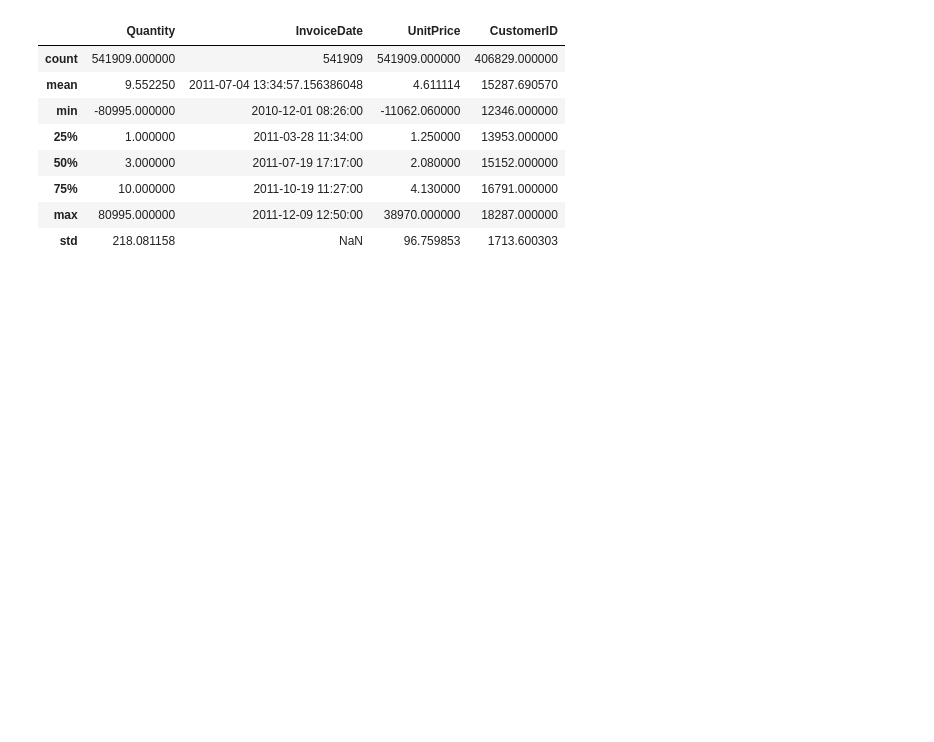
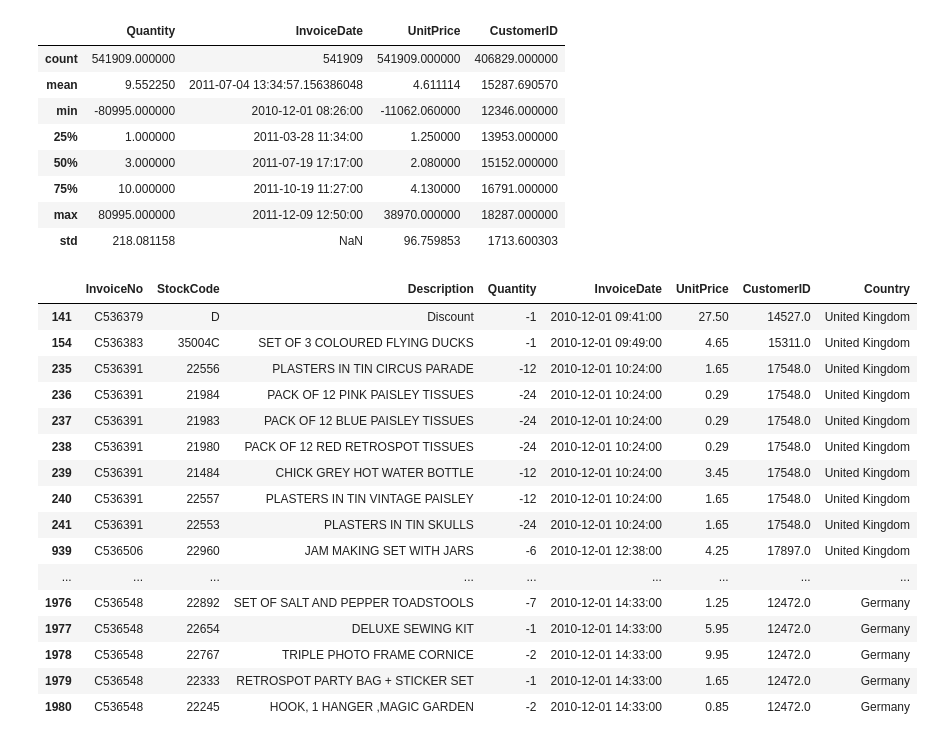
Before and after one commit to karthik-009g/Ecommerce_Analysis, a Jupyter notebook: Ecommerce_Analytics.ipynb, the cells around one changed output. Drawn from its saved outputs; the diff is of its cells as text; code cells hidden in the pictures; blank space fills up the shorter version.

```diff
--- a/Ecommerce_Analytics.ipynb
+++ b/Ecommerce_Analytics.ipynb
@@ -58,3 +58,24 @@ raw_data.describe()
 | 75% | 10.000000 | 2011-10-19 11:27:00 | 4.130000 | 16791.000000 |
 | max | 80995.000000 | 2011-12-09 12:50:00 | 38970.000000 | 18287.000000 |
 | std | 218.081158 | NaN | 96.759853 | 1713.600303 |
+# %%
+returns_data = raw_data.loc[(raw_data['Quantity']<0) | (raw_data['UnitPrice'] < 0)]
+returns_data.head(20)
+# %% [output]
+|  | InvoiceNo | StockCode | Description | Quantity | InvoiceDate | UnitPrice | CustomerID | Country |
+| 141 | C536379 | D | Discount | -1 | 2010-12-01 09:41:00 | 27.50 | 14527.0 | United Kingdom |
+| 154 | C536383 | 35004C | SET OF 3 COLOURED FLYING DUCKS | -1 | 2010-12-01 09:49:00 | 4.65 | 15311.0 | United Kingdom |
+| 235 | C536391 | 22556 | PLASTERS IN TIN CIRCUS PARADE | -12 | 2010-12-01 10:24:00 | 1.65 | 17548.0 | United Kingdom |
+| 236 | C536391 | 21984 | PACK OF 12 PINK PAISLEY TISSUES | -24 | 2010-12-01 10:24:00 | 0.29 | 17548.0 | United Kingdom |
+| 237 | C536391 | 21983 | PACK OF 12 BLUE PAISLEY TISSUES | -24 | 2010-12-01 10:24:00 | 0.29 | 17548.0 | United Kingdom |
+| 238 | C536391 | 21980 | PACK OF 12 RED RETROSPOT TISSUES | -24 | 2010-12-01 10:24:00 | 0.29 | 17548.0 | United Kingdom |
+| 239 | C536391 | 21484 | CHICK GREY HOT WATER BOTTLE | -12 | 2010-12-01 10:24:00 | 3.45 | 17548.0 | United Kingdom |
+| 240 | C536391 | 22557 | PLASTERS IN TIN VINTAGE PAISLEY | -12 | 2010-12-01 10:24:00 | 1.65 | 17548.0 | United Kingdom |
+| 241 | C536391 | 22553 | PLASTERS IN TIN SKULLS | -24 | 2010-12-01 10:24:00 | 1.65 | 17548.0 | United Kingdom |
+| 939 | C536506 | 22960 | JAM MAKING SET WITH JARS | -6 | 2010-12-01 12:38:00 | 4.25 | 17897.0 | United Kingdom |
+| ... | ... | ... | ... | ... | ... | ... | ... | ... |
+| 1976 | C536548 | 22892 | SET OF SALT AND PEPPER TOADSTOOLS | -7 | 2010-12-01 14:33:00 | 1.25 | 12472.0 | Germany |
+| 1977 | C536548 | 22654 | DELUXE SEWING KIT | -1 | 2010-12-01 14:33:00 | 5.95 | 12472.0 | Germany |
+| 1978 | C536548 | 22767 | TRIPLE PHOTO FRAME CORNICE | -2 | 2010-12-01 14:33:00 | 9.95 | 12472.0 | Germany |
+| 1979 | C536548 | 22333 | RETROSPOT PARTY BAG + STICKER SET | -1 | 2010-12-01 14:33:00 | 1.65 | 12472.0 | Germany |
+| 1980 | C536548 | 22245 | HOOK, 1 HANGER ,MAGIC GARDEN | -2 | 2010-12-01 14:33:00 | 0.85 | 12472.0 | Germany |
```
Also changed, not shown: parts of 3 cells of this notebook.
